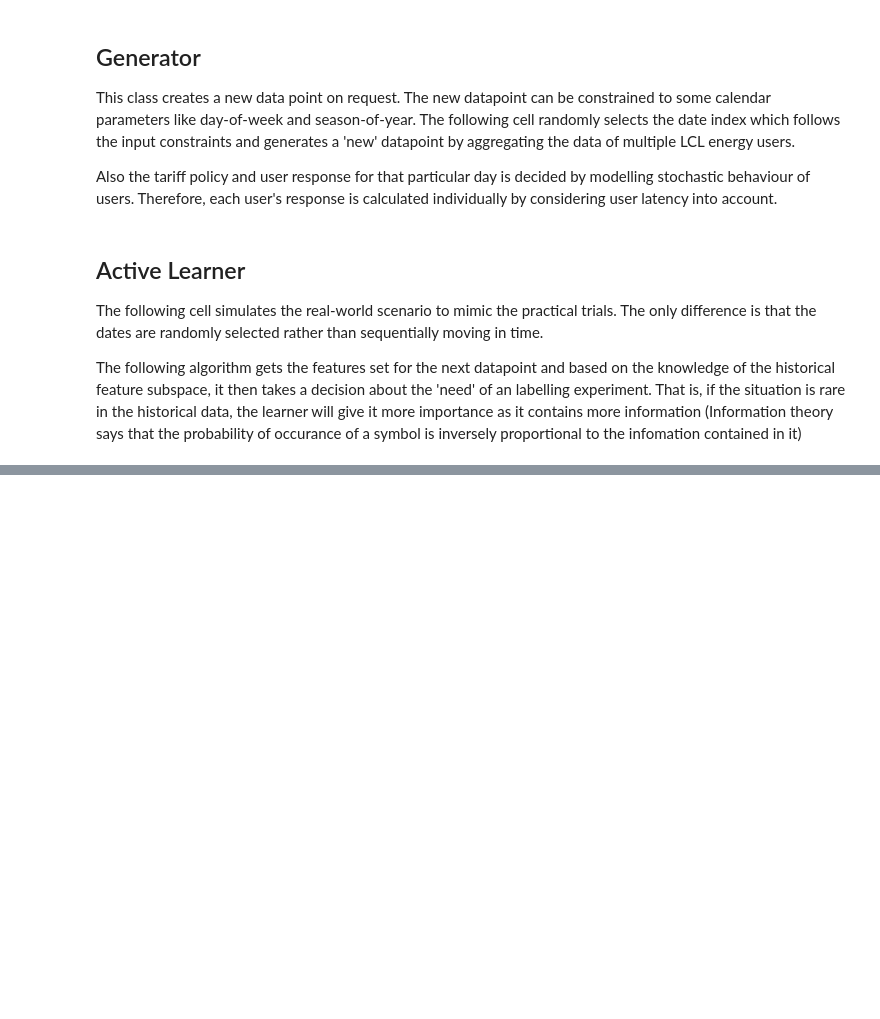
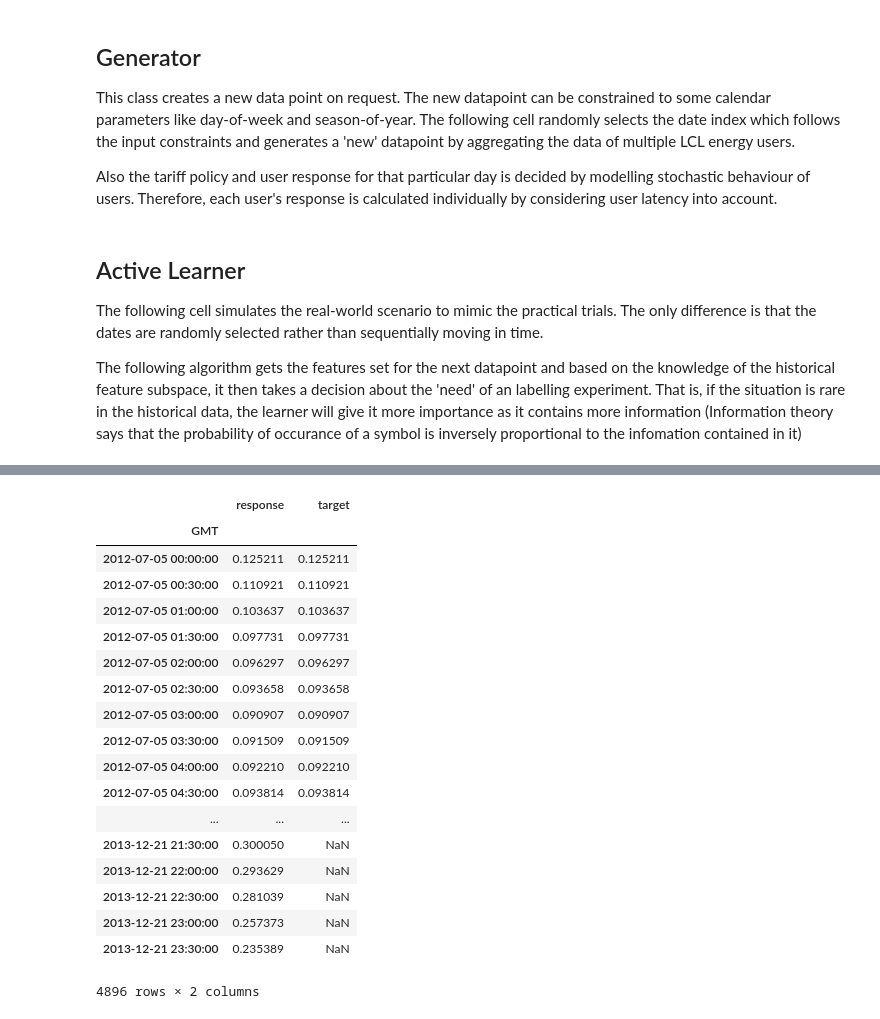
Before and after one commit to shreyasnikte/Active-Learning-TUD-Thesis, a Jupyter notebook: notebooks/active_learning.ipynb, the cells around one changed output, grey strips where cells are left out. Cells and saved outputs as stored; diff of their text form; code cells hidden in the pictures; blank space fills up the shorter version.

```diff
--- a/notebooks/active_learning.ipynb
+++ b/notebooks/active_learning.ipynb
@@ -425,3 +528,25 @@ total label queries:  32
+# %%
+trials_.df.loc[:,["response", "target"]]#.isna().sum()
+# %% [output]
+|  | response | target |
+| GMT |  |  |
+| 2012-07-05 00:00:00 | 0.125211 | 0.125211 |
+| 2012-07-05 00:30:00 | 0.110921 | 0.110921 |
+| 2012-07-05 01:00:00 | 0.103637 | 0.103637 |
+| 2012-07-05 01:30:00 | 0.097731 | 0.097731 |
+| 2012-07-05 02:00:00 | 0.096297 | 0.096297 |
+| 2012-07-05 02:30:00 | 0.093658 | 0.093658 |
+| 2012-07-05 03:00:00 | 0.090907 | 0.090907 |
+| 2012-07-05 03:30:00 | 0.091509 | 0.091509 |
+| 2012-07-05 04:00:00 | 0.092210 | 0.092210 |
+| 2012-07-05 04:30:00 | 0.093814 | 0.093814 |
+| ... | ... | ... |
+| 2013-12-21 21:30:00 | 0.300050 | NaN |
+| 2013-12-21 22:00:00 | 0.293629 | NaN |
+| 2013-12-21 22:30:00 | 0.281039 | NaN |
+| 2013-12-21 23:00:00 | 0.257373 | NaN |
+| 2013-12-21 23:30:00 | 0.235389 | NaN |
+4896 rows × 2 columns
 # %%
 plt.ylim(0, 0.002)
 plt.xlim(0, 0.04)
```
Also changed, not shown: parts of 14 cells of this notebook, 5 other files.
